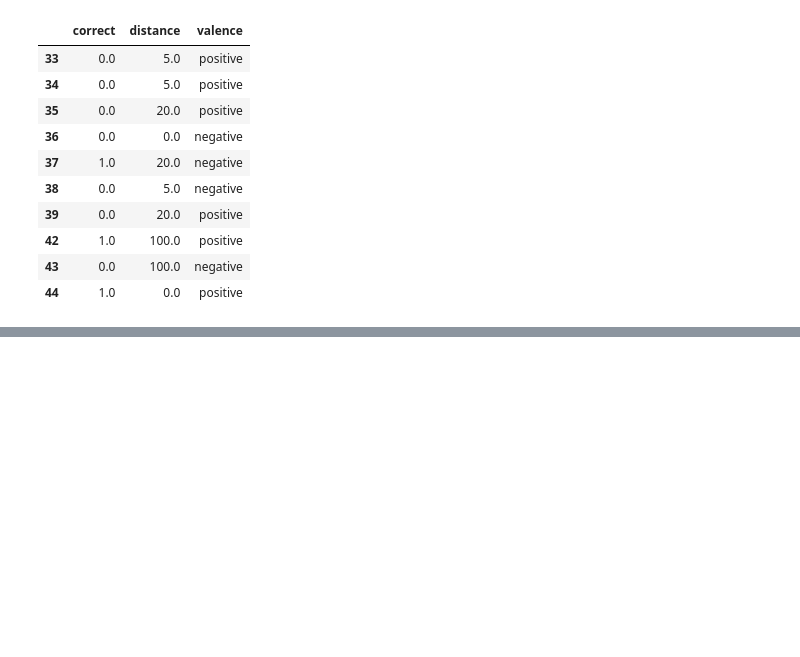
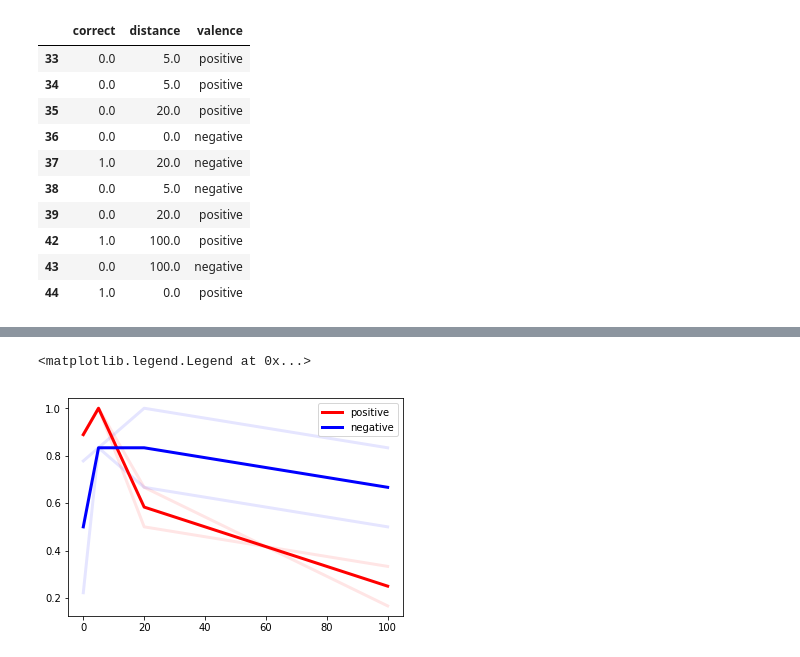
Before and after one commit to tzler/perception_affect_memory, a Jupyter notebook: experiment/pilot_analysis.ipynb, the cells around one changed output, grey strips where cells are left out. Saved outputs shown, nothing was run; the diff lists cells and outputs as text; code cells hidden in the pictures; blank space fills up the shorter version.

```diff
--- a/experiment/pilot_analysis.ipynb
+++ b/experiment/pilot_analysis.ipynb
@@ -145,0 +178,27 @@ Warnings:
+# %%
+colores = {'positive':'red', 'negative':'blue'}
+
+distances = np.sort(generalization_data.distance.unique())
+all_things = {'positive':[], 'negative':[]}
+
+for i_subject in generalization_data.subject.unique():
+
+    for i_valence in ['positive', 'negative']:
+
+        things = []
+
+        for i_distance in distances:
+
+            gen = generalization_data[generalization_data.subject==i_subject]
+            conditions = (gen.valence==i_valence)*(gen.distance==i_distance)
+            things.append(mean(gen.response[conditions] == gen.valence[conditions]))
+
+        all_things[i_valence].append(things)
+        plot(distances, things, color=colores[i_valence], alpha=.1, linewidth=3)
+
+plot(distances, np.mean(all_things['positive'],0), color='red', linewidth=3, label='positive')
+plot(distances, np.mean(all_things['negative'],0), color='blue', linewidth=3, label='negative')
+legend()
+# %% [output]
+<matplotlib.legend.Legend at 0x...>
+[figure, added]
```
Also changed, not shown: parts of 5 cells of this notebook, 2 other files.
